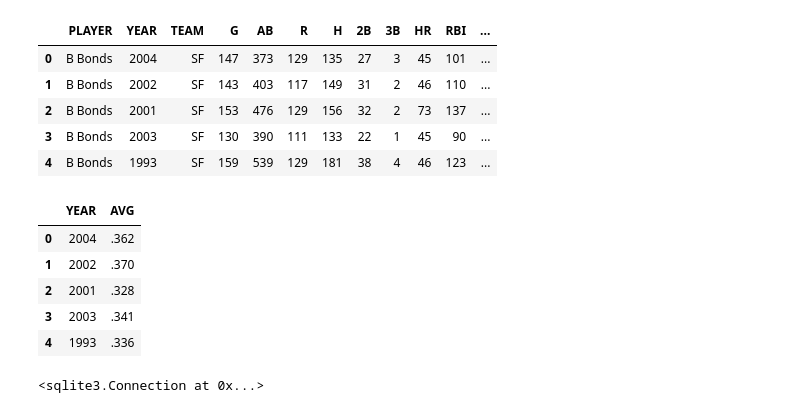
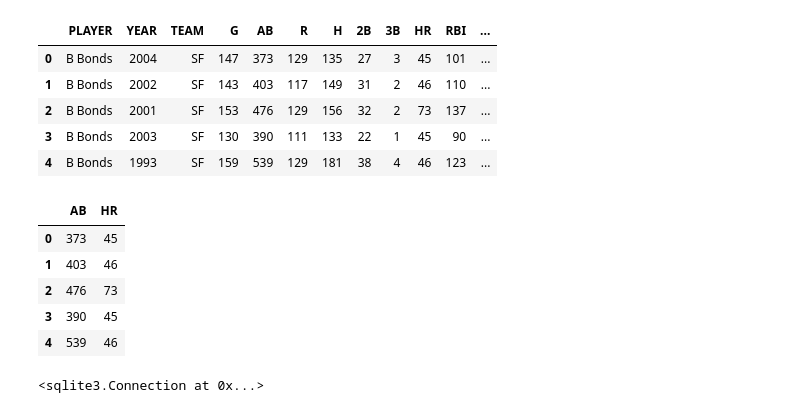
Before and after one commit to 4GeeksAcademy/helloklow-web-scraping-project-tutorial, a Jupyter notebook: src/explore.ipynb, the cells around one changed output. Cells and saved outputs as stored; diff of their text form; code cells hidden in the pictures.

```diff
--- a/src/explore.ipynb
+++ b/src/explore.ipynb
@@ -193,16 +194,15 @@ df.head()
 | 4 | B Bonds | 1993 | SF | 159 | 539 | 129 | 181 | 38 | 4 | 46 | 123 | ... |
 # %%
 # Step 4: Process the DataFrame (cont)
-
-avg_yr = df[["YEAR", "AVG"]]
-avg_yr.head()
+ab_ops = df[["AB", "HR"]]
+ab_ops.head()
 # %% [output]
-|  | YEAR | AVG |
-| 0 | 2004 | .362 |
-| 1 | 2002 | .370 |
-| 2 | 2001 | .328 |
-| 3 | 2003 | .341 |
-| 4 | 1993 | .336 |
+|  | AB | HR |
+| 0 | 373 | 45 |
+| 1 | 403 | 46 |
+| 2 | 476 | 73 |
+| 3 | 390 | 45 |
+| 4 | 539 | 46 |
 # %%
 # Step 5: Store the data in sqlite
 import sqlite3
```
Also changed, not shown: parts of 8 cells of this notebook, 3 other files.
